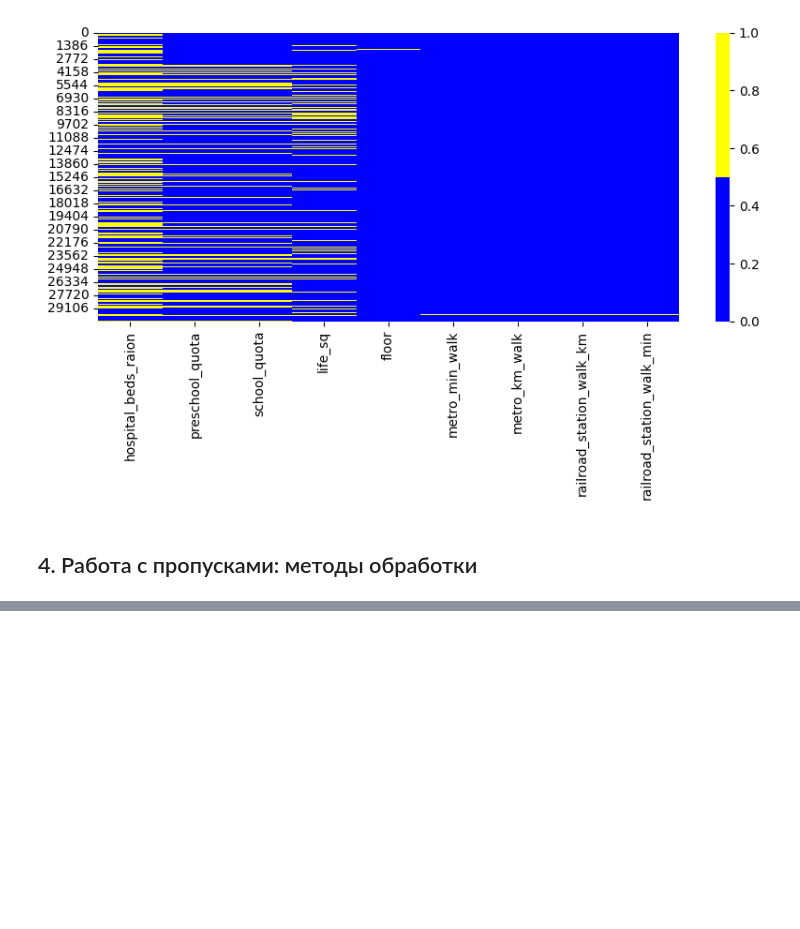
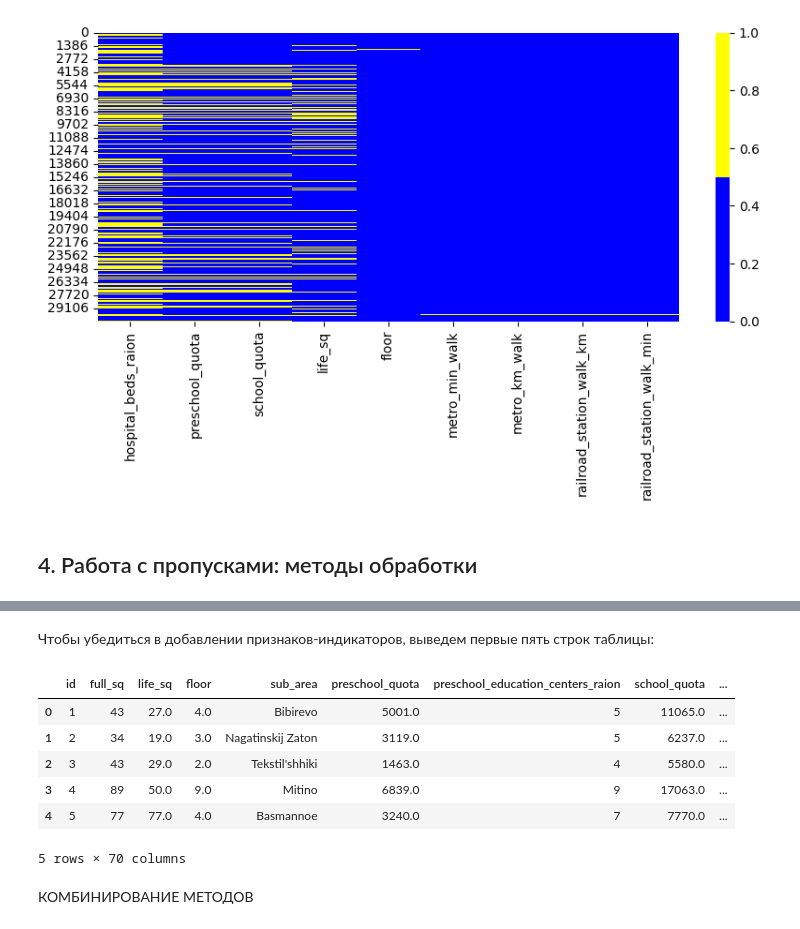
Before and after one commit to the0fedor/SF_DS, a Jupyter notebook: SkillFactory/P-14 datacleaning/theory.ipynb, the cells around one changed output, grey strips where cells are left out. Saved outputs shown, nothing was run; the diff lists cells and outputs as text; code cells hidden in the pictures; blank space fills up the shorter version.

```diff
--- a/SkillFactory/P-14 datacleaning/theory.ipynb
+++ b/SkillFactory/P-14 datacleaning/theory.ipynb
@@ -110,0 +211,23 @@ ax = sns.heatmap(
+# %%
+#создаем копию исходной таблицы
+indicator_data = sber_data.copy()
+#в цикле пробегаемся по названиям столбцов с пропусками
+for col in cols_with_null.index:
+    #создаем новый признак-индикатор как col_was_null
+    indicator_data[col + '_was_null'] = indicator_data[col].isnull()
+#создаем словарь имя столбца: число(признак) на который надо заменить пропуски
+values = {
+    'life_sq': indicator_data['full_sq'],
+    'metro_min_walk': indicator_data['metro_min_walk'].median(),
+    'metro_km_walk': indicator_data['metro_km_walk'].median(),
+    'railroad_station_walk_km': indicator_data['railroad_station_walk_km'].median(),
+    'railroad_station_walk_min': indicator_data['railroad_station_walk_min'].median(),
+    'hospital_beds_raion': indicator_data['hospital_beds_raion'].mode()[0],
+    'preschool_quota': indicator_data['preschool_quota'].mode()[0],
+    'school_quota': indicator_data['school_quota'].mode()[0],
+    'floor': indicator_data['floor'].mode()[0]
+}
+#заполняем пропуски в соответствии с заявленным словарем
+indicator_data = indicator_data.fillna(values)
+#выводим результирующую долю пропусков
+indicator_data.isnull().mean()
@@ -110,0 +247,14 @@ ax = sns.heatmap(
+# %% [markdown]
+Чтобы убедиться в добавлении признаков-индикаторов, выведем первые пять строк таблицы:
+# %%
+indicator_data.head()
+# %% [output]
+|  | id | full_sq | life_sq | floor | sub_area | preschool_quota | preschool_education_centers_raion | school_quota | ... |
+| 0 | 1 | 43 | 27.0 | 4.0 | Bibirevo | 5001.0 | 5 | 11065.0 | ... |
+| 1 | 2 | 34 | 19.0 | 3.0 | Nagatinskij Zaton | 3119.0 | 5 | 6237.0 | ... |
+| 2 | 3 | 43 | 29.0 | 2.0 | Tekstil'shhiki | 1463.0 | 4 | 5580.0 | ... |
+| 3 | 4 | 89 | 50.0 | 9.0 | Mitino | 6839.0 | 9 | 17063.0 | ... |
+| 4 | 5 | 77 | 77.0 | 4.0 | Basmannoe | 3240.0 | 7 | 7770.0 | ... |
+5 rows × 70 columns
+# %% [markdown]
+КОМБИНИРОВАНИЕ МЕТОДОВ
```
Also changed, not shown: parts of 18 cells of this notebook.
